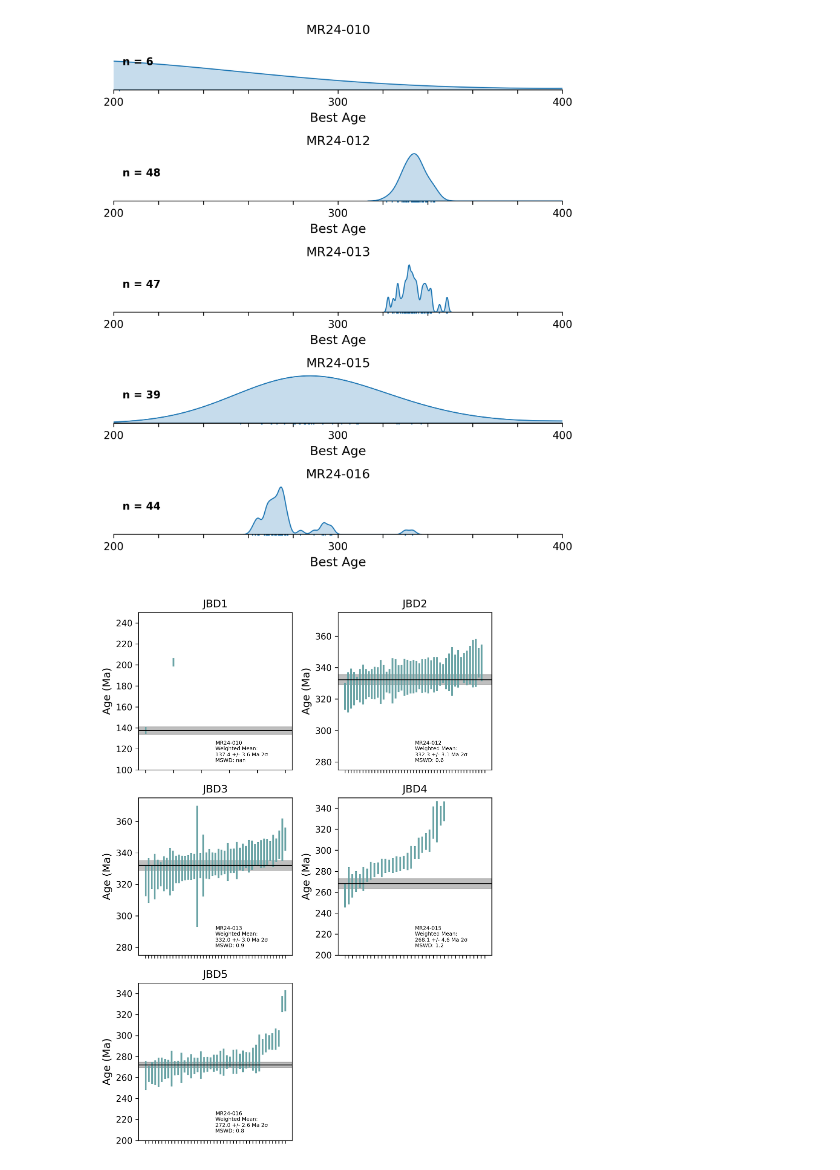
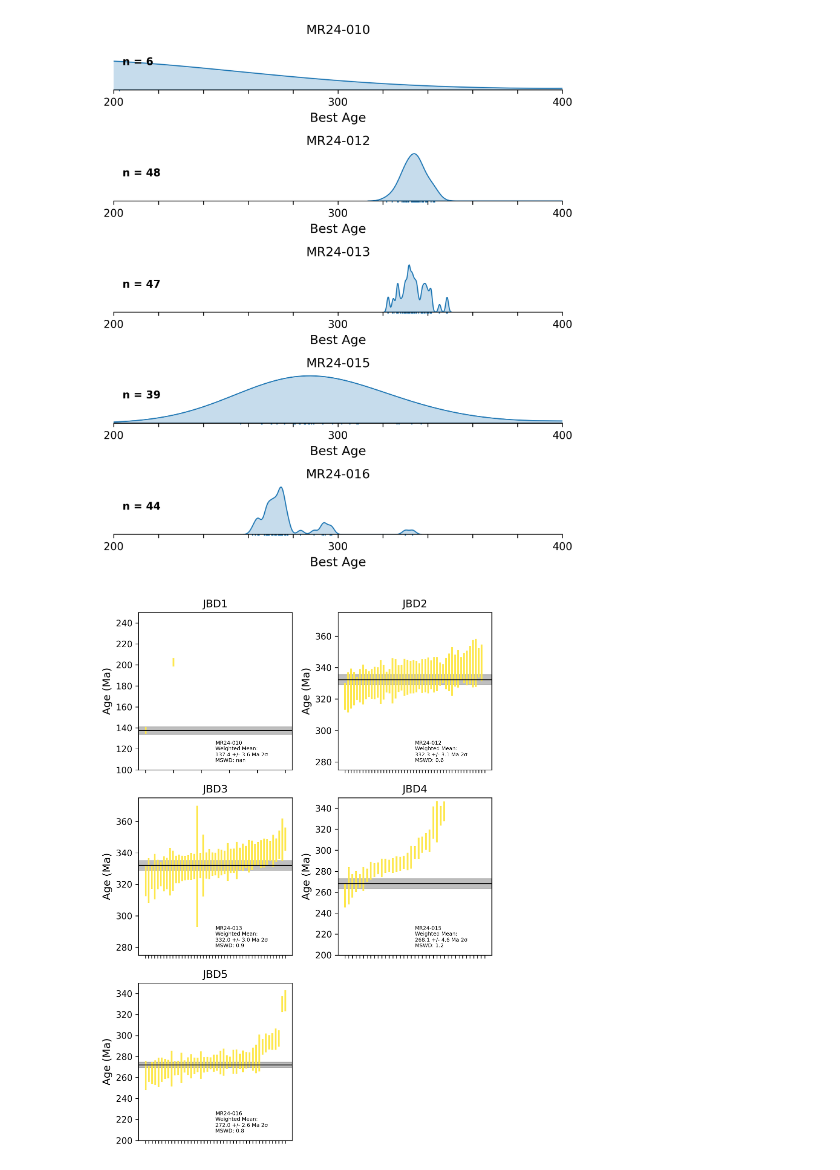
Before and after one commit to dyvasey/dataset-morocco-dz-2024, a Jupyter notebook: process_ig_laserchron.ipynb, the cells around one changed output. Drawn from its saved outputs; the diff is of its cells as text; code cells hidden in the pictures.

```diff
--- a/process_ig_laserchron.ipynb
+++ b/process_ig_laserchron.ipynb
@@ -96,26 +96,26 @@ fig.savefig('kdes_ig.pdf')
 # %%
 # Make a weighted mean plot showing all ages
 fig,axs = plt.subplots(3,2,figsize=(6.5,9),dpi=300)
 new_names = ['JBD1','JBD2','JBD3','JBD4','JBD5']
 lim_dict = {'JBD1':(100,250),'JBD2':(275,375),'JBD3':(275,375),'JBD4':(200,350),
             'JBD5':(200,350)}
 
 for k,ax in enumerate(axs.flat[:-1]):
     smp = smps[k]
     ax.set_title(new_names[k])
 
     age_df = pd.DataFrame({'Age':smp.bestage,'Error':smp.besterror})
     age_df.sort_values('Age',inplace=True)
     ax.set_ylim(lim_dict[new_names[k]])
     #ax.set_yscale('log')
 
     mda.plot_weighted_mean(ages=age_df['Age'], errors=age_df['Error'], mean=smp.mda,
                            mean_error=smp.mda_err, mswd=smp.mda_mswd, ax=ax,
                            err_linewidth=2,annotate_location=(0.5,0.05),
-                           color='#69a3a5', label=smp.name)
+                           color='#FDE74C', label=smp.name)
 
 axs.flat[-1].axis('off')
 plt.tight_layout()
 fig.savefig('ig_means.pdf')
 # %% [output]
-[figure, old version]
+[figure, new version]
```
Also changed, not shown: 3 other files.
